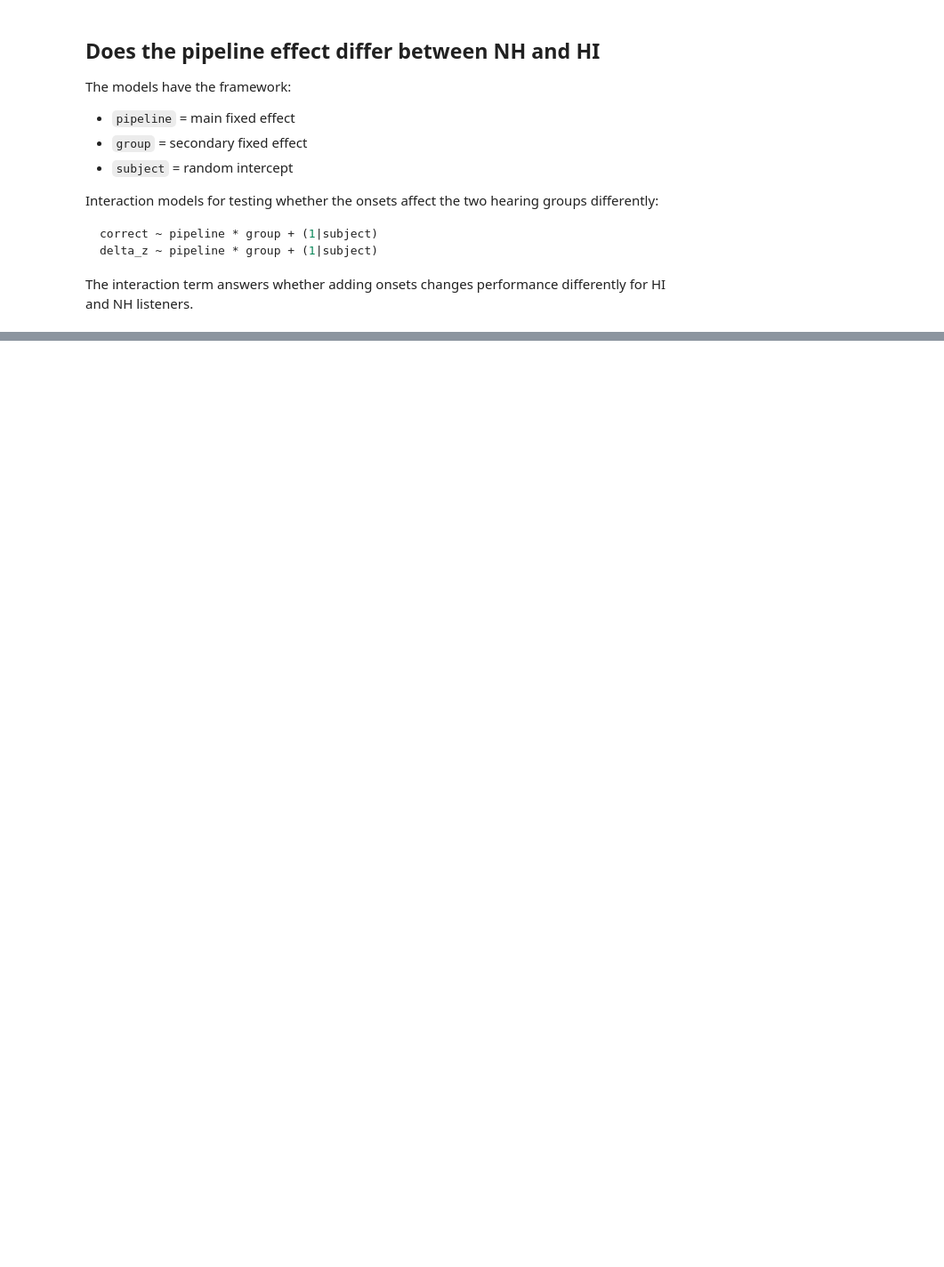
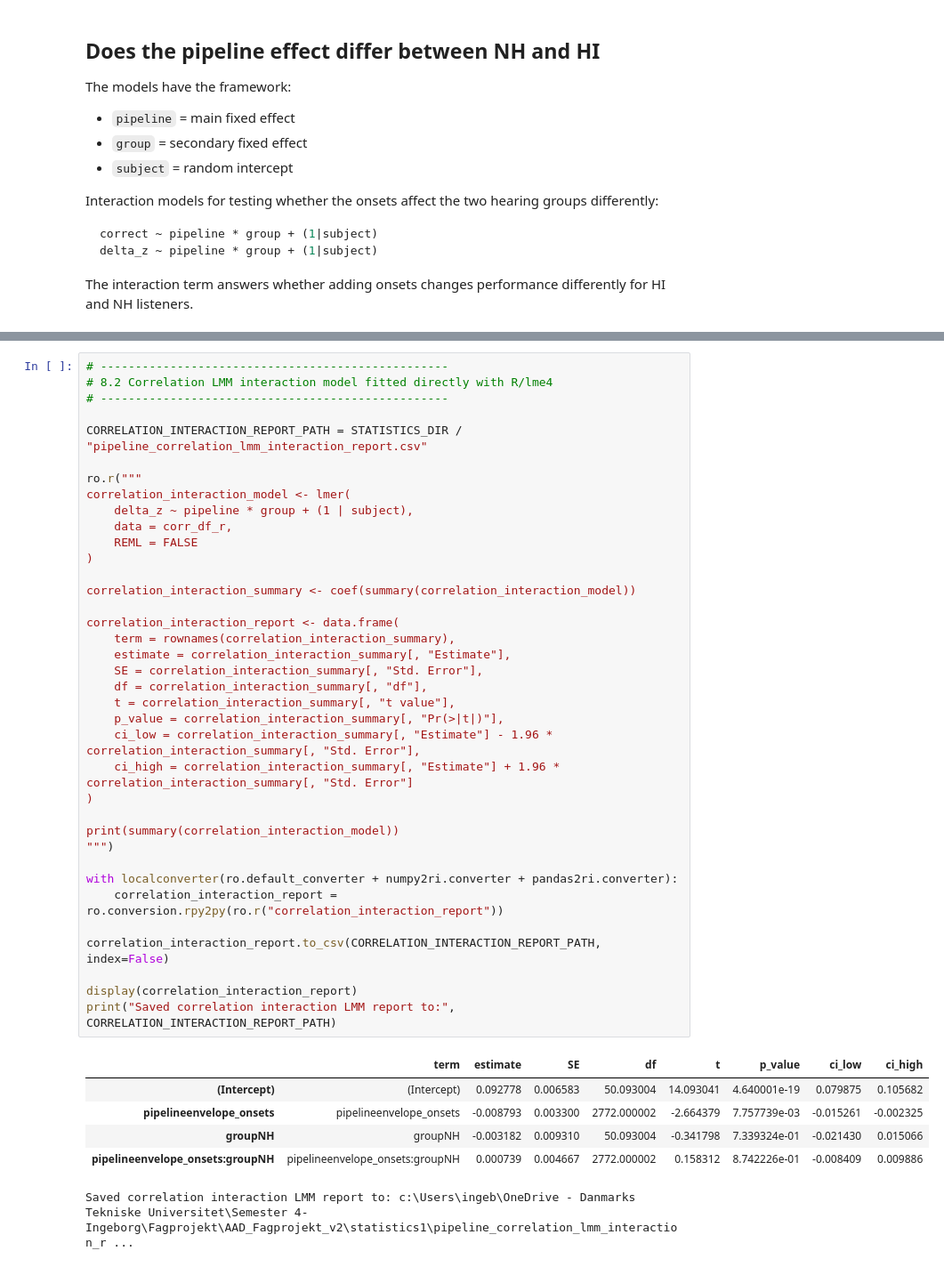
Before and after one commit to FionaWennberg/AAD_Fagprojekt_v2, a Jupyter notebook: statistics1/pipeline_comparison_statistics.ipynb, the cells around one changed output, grey strips where cells are left out. Shown at 89% size. Cells and saved outputs as stored; diff of their text form; blank space fills up the shorter version.

```diff
--- a/statistics1/pipeline_comparison_statistics.ipynb
+++ b/statistics1/pipeline_comparison_statistics.ipynb
@@ -367,0 +620,44 @@ display(accuracy_interaction_report)
+# %%
+# --------------------------------------------------
+# 8.2 Correlation LMM interaction model fitted directly with R/lme4
+# --------------------------------------------------
+
+CORRELATION_INTERACTION_REPORT_PATH = STATISTICS_DIR / "pipeline_correlation_lmm_interaction_report.csv"
+
+ro.r("""
+correlation_interaction_model <- lmer(
+    delta_z ~ pipeline * group + (1 | subject),
+    data = corr_df_r,
+    REML = FALSE
+)
+
+correlation_interaction_summary <- coef(summary(correlation_interaction_model))
+
+correlation_interaction_report <- data.frame(
+    term = rownames(correlation_interaction_summary),
+    estimate = correlation_interaction_summary[, "Estimate"],
+    SE = correlation_interaction_summary[, "Std. Error"],
+    df = correlation_interaction_summary[, "df"],
+    t = correlation_interaction_summary[, "t value"],
+    p_value = correlation_interaction_summary[, "Pr(>|t|)"],
+    ci_low = correlation_interaction_summary[, "Estimate"] - 1.96 * correlation_interaction_summary[, "Std. Error"],
+    ci_high = correlation_interaction_summary[, "Estimate"] + 1.96 * correlation_interaction_summary[, "Std. Error"]
+)
+
+print(summary(correlation_interaction_model))
+""")
+
+with localconverter(ro.default_converter + numpy2ri.converter + pandas2ri.converter):
+    correlation_interaction_report = ro.conversion.rpy2py(ro.r("correlation_interaction_report"))
+
+correlation_interaction_report.to_csv(CORRELATION_INTERACTION_REPORT_PATH, index=False)
+
+display(correlation_interaction_report)
+print("Saved correlation interaction LMM report to:", CORRELATION_INTERACTION_REPORT_PATH)
+# %% [output]
+|  | term | estimate | SE | df | t | p_value | ci_low | ci_high |
+| (Intercept) | (Intercept) | 0.092778 | 0.006583 | 50.093004 | 14.093041 | 4.640001e-19 | 0.079875 | 0.105682 |
+| pipelineenvelope_onsets | pipelineenvelope_onsets | -0.008793 | 0.003300 | 2772.000002 | -2.664379 | 7.757739e-03 | -0.015261 | -0.002325 |
+| groupNH | groupNH | -0.003182 | 0.009310 | 50.093004 | -0.341798 | 7.339324e-01 | -0.021430 | 0.015066 |
+| pipelineenvelope_onsets:groupNH | pipelineenvelope_onsets:groupNH | 0.000739 | 0.004667 | 2772.000002 | 0.158312 | 8.742226e-01 | -0.008409 | 0.009886 |
+Saved correlation interaction LMM report to: c:\Users\ingeb\OneDrive - Danmarks Tekniske Universitet\Semester 4-Ingeborg\Fagprojekt\AAD_Fagprojekt_v2\statistics1\pipeline_correlation_lmm_interaction_r ...
```
Also changed, not shown: parts of 8 cells of this notebook, 5 other files.
